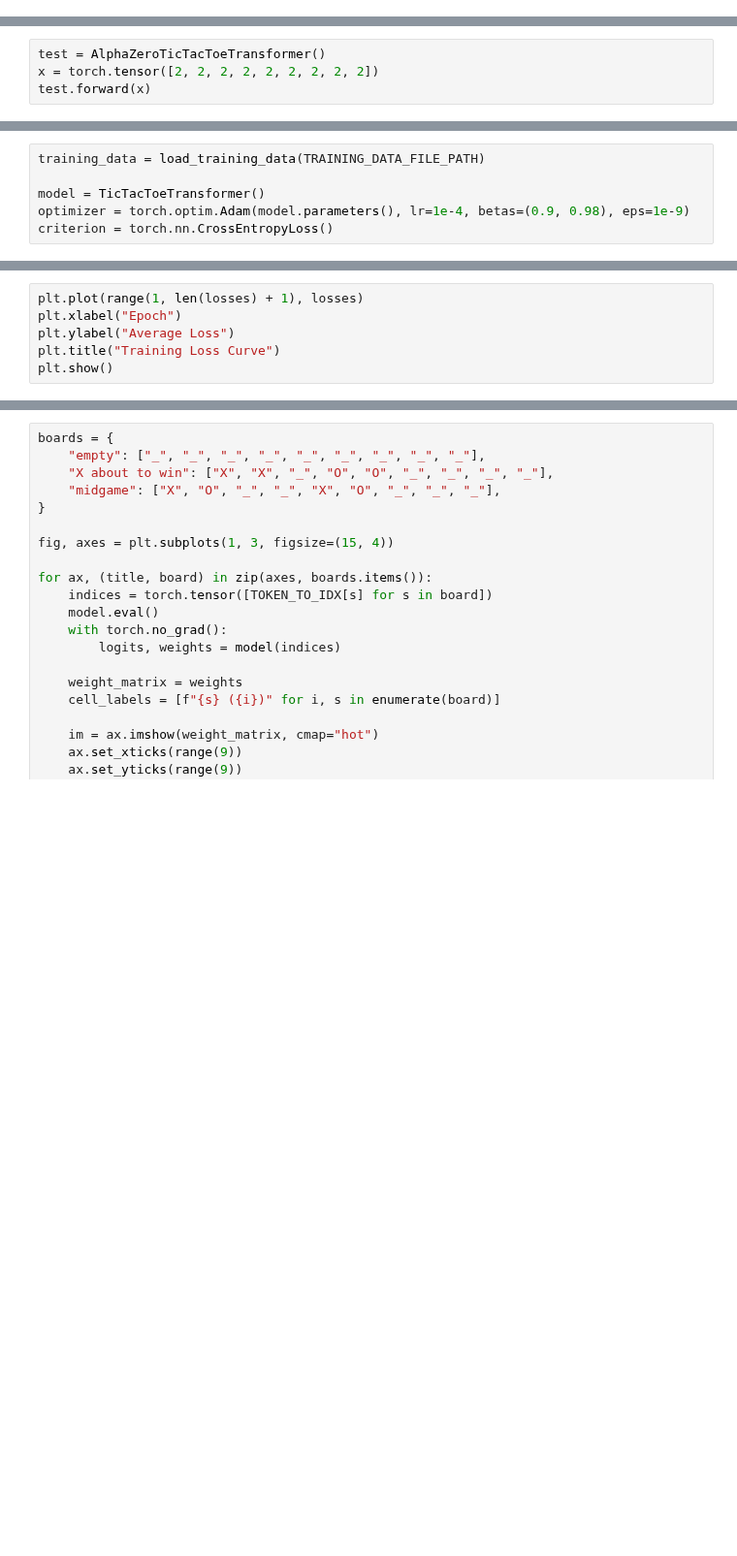
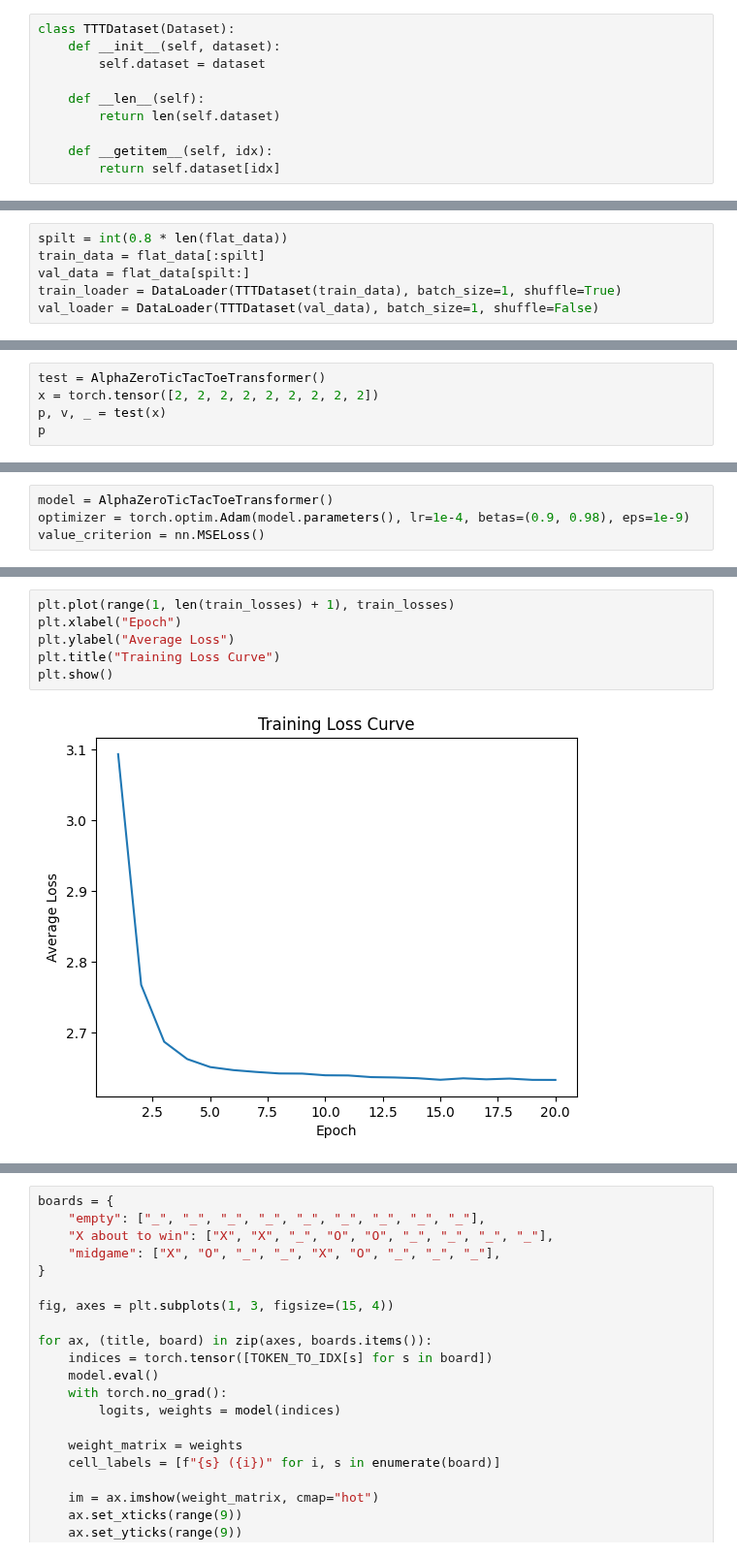
Before and after one commit to asminkarki012/learning, a Jupyter notebook: learn-ml/attention-from-scratch/train_alphazero.ipynb, the cells around one changed output, grey strips where cells are left out. Shown at 97% size. Saved outputs shown, nothing was run; the diff lists cells and outputs as text; blank space fills up the shorter version.

Commit message:
learn[ml]: policy+value loss completed

```diff
--- a/learn-ml/attention-from-scratch/train_alphazero.ipynb
+++ b/learn-ml/attention-from-scratch/train_alphazero.ipynb
@@ -51,0 +85,10 @@ training_data[:10]
+# %%
+class TTTDataset(Dataset):
+    def __init__(self, dataset):
+        self.dataset = dataset
+
+    def __len__(self):
+        return len(self.dataset)
+
+    def __getitem__(self, idx):
+        return self.dataset[idx]
@@ -51,0 +106,6 @@ training_data[:10]
+# %%
+spilt = int(0.8 * len(flat_data))
+train_data = flat_data[:spilt]
+val_data = flat_data[spilt:]
+train_loader = DataLoader(TTTDataset(train_data), batch_size=1, shuffle=True)
+val_loader = DataLoader(TTTDataset(val_data), batch_size=1, shuffle=False)
@@ -125,7 +187,8 @@ class AlphaZeroTicTacToeTransformer(nn.Module):
 # %%
 test = AlphaZeroTicTacToeTransformer()
 x = torch.tensor([2, 2, 2, 2, 2, 2, 2, 2, 2])
-test.forward(x)
+p, v, _ = test(x)
+p
 # %% [output]
 attn output shape torch.Size([9, 16])
 attn weights shape torch.Size([9, 9])
@@ -151,6 +201,4 @@ nn.Linear(16, 1)
 # %%
-training_data = load_training_data(TRAINING_DATA_FILE_PATH)
-
-model = TicTacToeTransformer()
+model = AlphaZeroTicTacToeTransformer()
 optimizer = torch.optim.Adam(model.parameters(), lr=1e-4, betas=(0.9, 0.98), eps=1e-9)
-criterion = torch.nn.CrossEntropyLoss()
+value_criterion = nn.MSELoss()
@@ -201,6 +280,8 @@ for epoch in range(20):
 # %%
-plt.plot(range(1, len(losses) + 1), losses)
+plt.plot(range(1, len(train_losses) + 1), train_losses)
 plt.xlabel("Epoch")
 plt.ylabel("Average Loss")
 plt.title("Training Loss Curve")
 plt.show()
+# %% [output]
+[figure, added]
```
Also changed, not shown: parts of 27 cells of this notebook, 4 other files.
